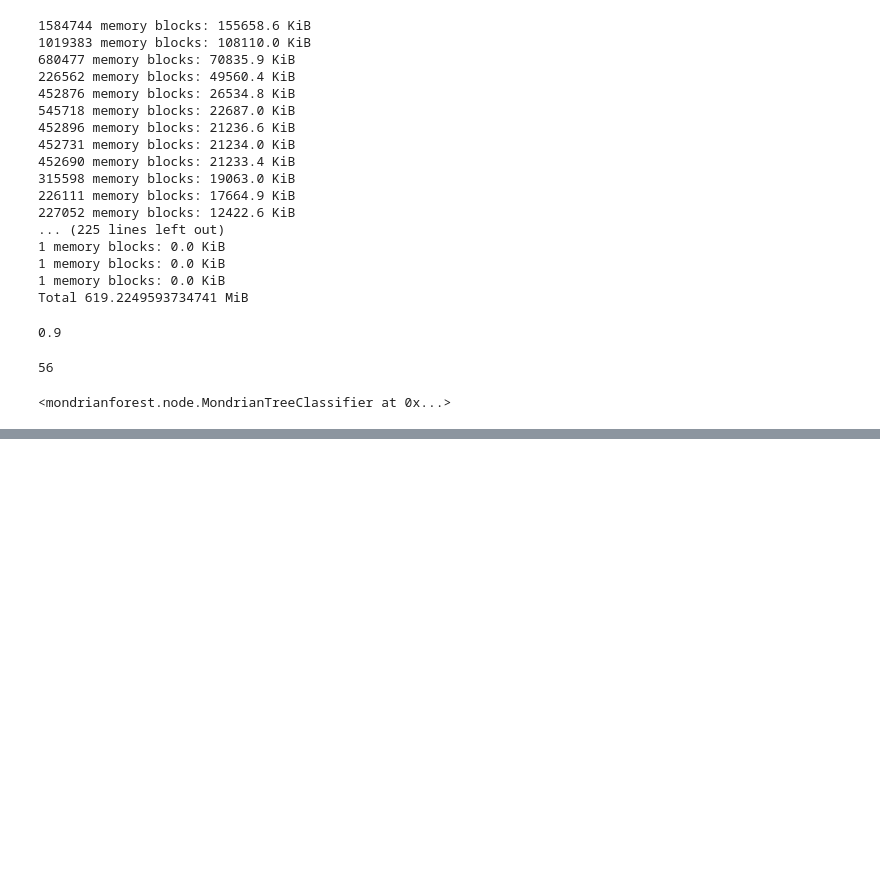
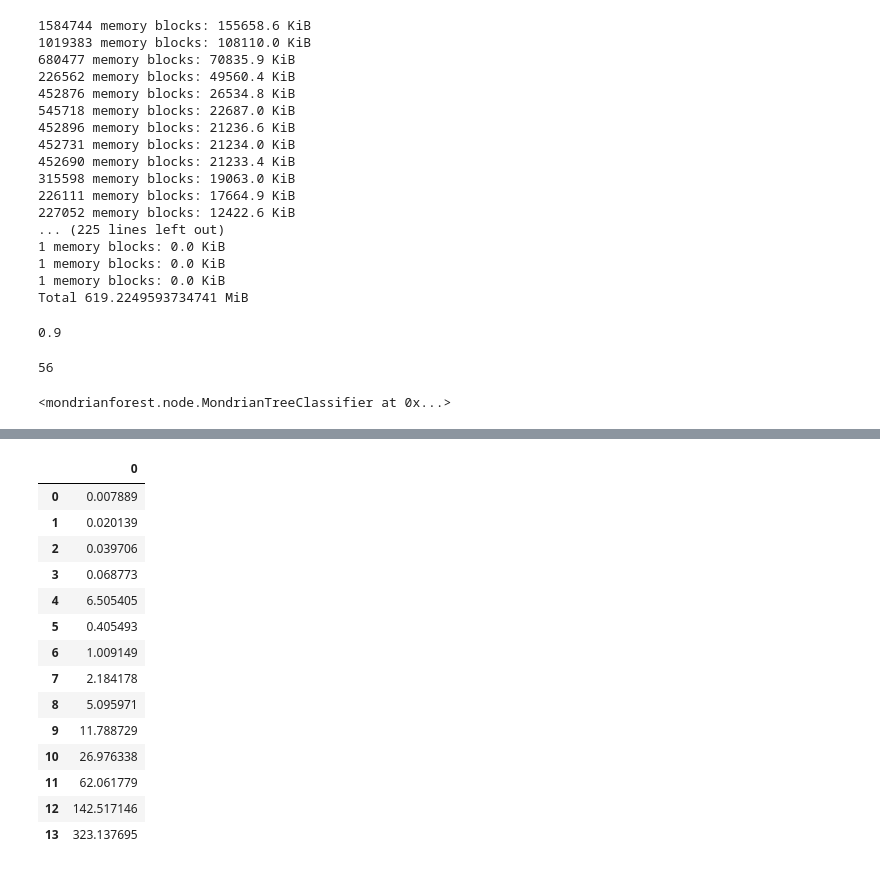
Before and after one commit to harveydevereux/Mondrian, a Jupyter notebook: python_comp.ipynb, the cells around one changed output, grey strips where cells are left out. Saved outputs shown, nothing was run; the diff lists cells and outputs as text; code cells hidden in the pictures; blank space fills up the shorter version.

```diff
--- a/python_comp.ipynb
+++ b/python_comp.ipynb
@@ -69,0 +155,21 @@ f.trees[1]
+# %%
+d = pd.DataFrame(times)
+d.to_csv("times_py_d")
+# %%
+d
+# %% [output]
+|  | 0 |
+| 0 | 0.007889 |
+| 1 | 0.020139 |
+| 2 | 0.039706 |
+| 3 | 0.068773 |
+| 4 | 6.505405 |
+| 5 | 0.405493 |
+| 6 | 1.009149 |
+| 7 | 2.184178 |
+| 8 | 5.095971 |
+| 9 | 11.788729 |
+| 10 | 26.976338 |
+| 11 | 62.061779 |
+| 12 | 142.517146 |
+| 13 | 323.137695 |
```
Also changed, not shown: parts of 14 cells of this notebook, 11 other files.
